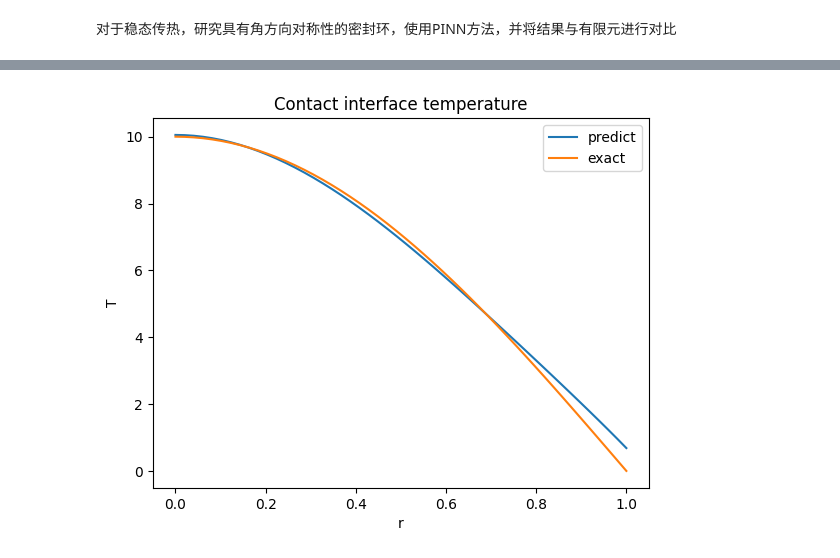
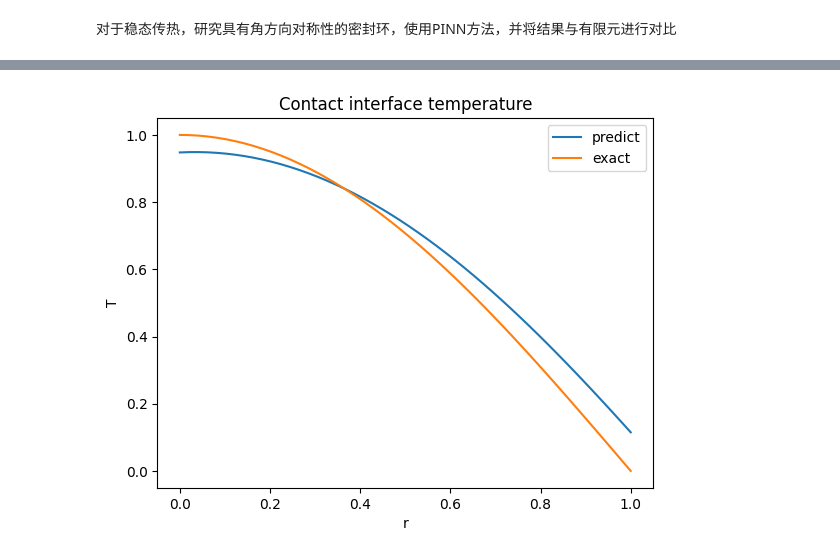
Before and after one commit to Yaoshengtai/PINN-Thermosolid-F-R, a Jupyter notebook: heat_forward.ipynb, the cells around one changed output, grey strips where cells are left out. Saved outputs shown, nothing was run; the diff lists cells and outputs as text; code cells hidden in the pictures.

```diff
--- a/heat_forward.ipynb
+++ b/heat_forward.ipynb
@@ -25,3 +25,5 @@ h1=0.02  #高
 h=20602.3271 #对流换热系数
 T0=303.15 #外界温度
 k=60 #传热系数
+
+maxf=10 #端面最高温度
@@ -40,40 +60,42 @@ k=60 #传热系数
 # %%
+size_train=32
 def heat_transfer(u , xx, yy):
     return diff(u, xx, order=2) + diff(u, yy, order=2)
 
 def heat_transfer_norm(u,xx,yy):
-    return (diff(u,yy,order=2)+diff(u,xx,order=2)/(r2-r1)/(r2-r1)*h1*h1+diff(u,xx)/(xx*(r2-r1)*(r2-r1)+r1*(r2-r1))*h1*h1)
-    #return diff(u,yy,order=2)/h1/h1+diff(u,xx,order=2)/(r2-r1)/(r2-r1)+diff(u,xx)/(xx*(r2-r1)*(r2-r1)+r1*(r2-r1))
+    #return (diff(u,yy,order=2)+diff(u,xx,order=2)/(r2-r1)/(r2-r1)*h1*h1+diff(u,xx)/(xx*(r2-r1)*(r2-r1)+r1*(r2-r1))*h1*h1)
+    return (diff(u,xx)+maxf*((r2-r1)*xx+r1)/(r2-r1)*diff(u,xx,order=2)+maxf*((r2-r1)*xx+r1)*(r2-r1)/h1/h1*diff(u,yy,order=2))
 
 #left
 adiabatic_left=BoundaryCondition(
     form=lambda u, x, y: diff(u,x),
 
-    points_generator=generator_2dspatial_segment(size=64, start=(0.0, 0.0), end=(0.0, 1.0)),
+    points_generator=generator_2dspatial_segment(size=size_train, start=(0.0, 0.0), end=(0.0, 1.0)),
     weight=1
 )
 #bottom
 adiabatic_bottom=BoundaryCondition(
     form=lambda u, x, y: diff(u,y),
     #form=lambda u, x, y: u,
-    points_generator=generator_2dspatial_segment(size=64, start=(0.0, 0.0), end=(1.0, 0.0)),
+    points_generator=generator_2dspatial_segment(size=size_train, start=(0.0, 0.0), end=(1.0, 0.0)),
     weight=1
 )
 #right
 convection_externel=BoundaryCondition(
-    form=lambda u, x, y: u+k/(r2-r1)*diff(u,x)/h,
-    #form=lambda u, x, y: u*h+k/(r2-r1)*diff(u,x),
-    #form=lambda u, x, y: u+k*diff(u,x)/h,
-    points_generator=generator_2dspatial_segment(size=64, start=(1.0, 0.0), end=(1.0, 1.0)),
+
+    form=lambda u, x, y: (r2-r1)*h/k*u+diff(u,x),
+    #form=lambda u, x, y: u+k/(r2-r1)*diff(u,x)/h,
+
+    points_generator=generator_2dspatial_segment(size=size_train, start=(1.0, 0.0), end=(1.0, 1.0)),
     #weight=1/h/h/3
     weight=1
 )
 #up
 constant_interface=BoundaryCondition(
     #form=lambda u, x, y: u-torch.sin((1-x)*PI/2)-1,
-    form=lambda u, x, y: u-torch.sin((1-x)*PI/2)*10,
-    points_generator=generator_2dspatial_segment(size=64, start=(0.0, 1.0), end=(1.0, 1.0)),
-    weight=1
+    form=lambda u, x, y: u-torch.sin((1-x)*PI/2),
+    points_generator=generator_2dspatial_segment(size=size_train, start=(0.0, 1.0), end=(1.0, 1.0)),
+    weight=10
 )
 
 #观测各个边界以及方程的损失
@@ -136,11 +158,11 @@ fcnn_approximator = SingleNetworkApproximator2DSpatial(
         convection_externel,
         constant_interface
     ],
-    boundary_strictness=3
+    boundary_strictness=5.0
 )
-adam = optim.Adam(fcnn_approximator.parameters(), lr=0.0001)
+adam = optim.Adam(fcnn_approximator.parameters(), lr=0.001)
 
-train_gen_spatial = generator_2dspatial_rectangle(size=(64, 64), x_min=0.0, x_max=1.0, y_min=0.0, y_max=1.0)
+train_gen_spatial = generator_2dspatial_rectangle(size=(size_train, size_train), x_min=0.0, x_max=1.0, y_min=0.0, y_max=1.0)
 valid_gen_spatial = generator_2dspatial_rectangle(size=(20, 20), x_min=0.0, x_max=1.0, y_min=0.0, y_max=1.0, random=True)
 # %%
 %matplotlib inline
@@ -162,26 +188,26 @@ heat_transfer_2d_solution, _ = _solve_2dspatial(
 # %%
 solution_xx=torch.linspace(0.0, 1.0, 50)
 solution_yy=torch.linspace(0.0, 1.0, 50)
 
 solution_xy_tensor = torch.cartesian_prod(solution_xx, solution_yy)
 
 solution_xx_tensor = torch.squeeze(solution_xy_tensor[:, 0])
 solution_yy_tensor = torch.squeeze(solution_xy_tensor[:, 1])
 
 solution_uu_array = fcnn_approximator(solution_xx_tensor, solution_yy_tensor).detach().cpu().numpy()
 
 solution_uu_matrix=solution_uu_array.reshape(len(solution_xx),len(solution_yy)).T
 
 plt.plot(solution_xx,solution_uu_matrix[-1],label="predict")
-plt.plot(solution_xx,10*torch.sin((1-solution_xx)*PI/2),label="exact")
+plt.plot(solution_xx,torch.sin((1-solution_xx)*PI/2),label="exact")
 plt.title("Contact interface temperature")
 plt.xlabel("r")
 plt.ylabel("T")
 plt.legend()
 
 plt.show()
 # %% [output]
-[figure, old version]
+[figure, new version]
 # %%
 import torch
 import numpy as np
```
Also changed, not shown: parts of 5 cells of this notebook.
